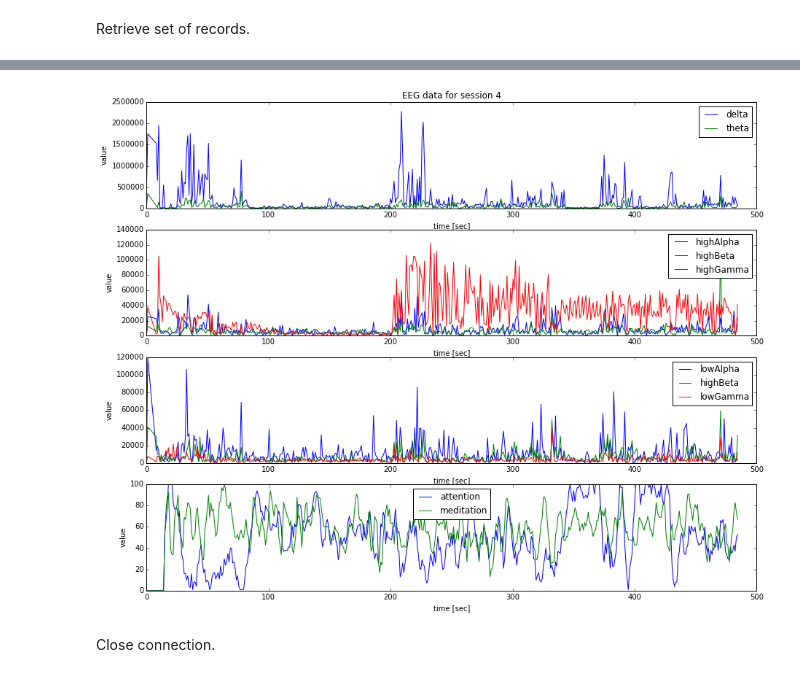
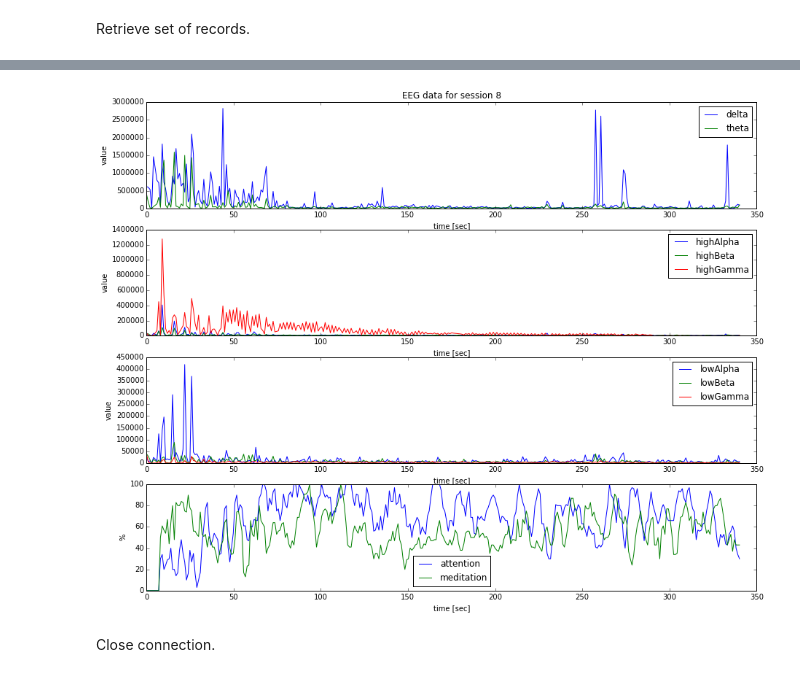
Before and after one commit to stbraun/mind_monitor, a Jupyter notebook: mind_monitor/PyMindMonitor.ipynb, the cells around one changed output, grey strips where cells are left out. Cells and saved outputs as stored; diff of their text form; code cells hidden in the pictures.

```diff
--- a/mind_monitor/PyMindMonitor.ipynb
+++ b/mind_monitor/PyMindMonitor.ipynb
@@ -22,7 +22,7 @@ cur = conn.cursor()
 Retrieve a set of raw data.
 # %%
 # Set session id for evaluation:
-session_id = 4
+session_id = 8
 # %%
 cur.execute('select * from raw_data where session=? order by timestamp', (session_id,))
 raw_data = cur.fetchall()
@@ -63,0 +52,3 @@ data
+# %%
+mdb = msq.SQLiteDB()
+data = mdb.retrieve_data(session_id)
@@ -64,7 +57,7 @@ data
 # %%
-mpl.plot_records(records, t_base)
+mpl.plot_records(data, t_base)
 # %% [output]
-[figure, old version]
+[figure, new version]
 # %% [markdown]
 Close connection.
 # %%
```
Also changed, not shown: parts of 2 cells of this notebook, 3 other files.
